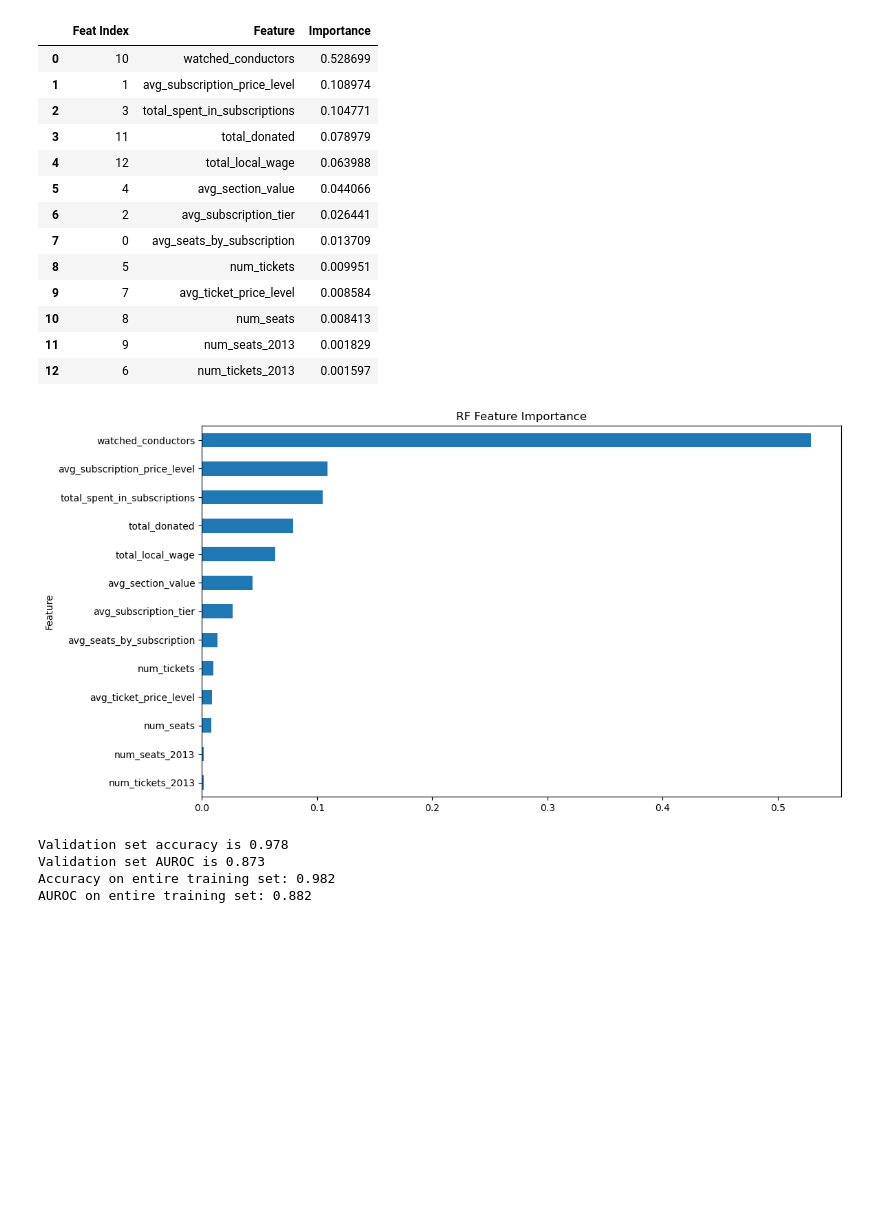
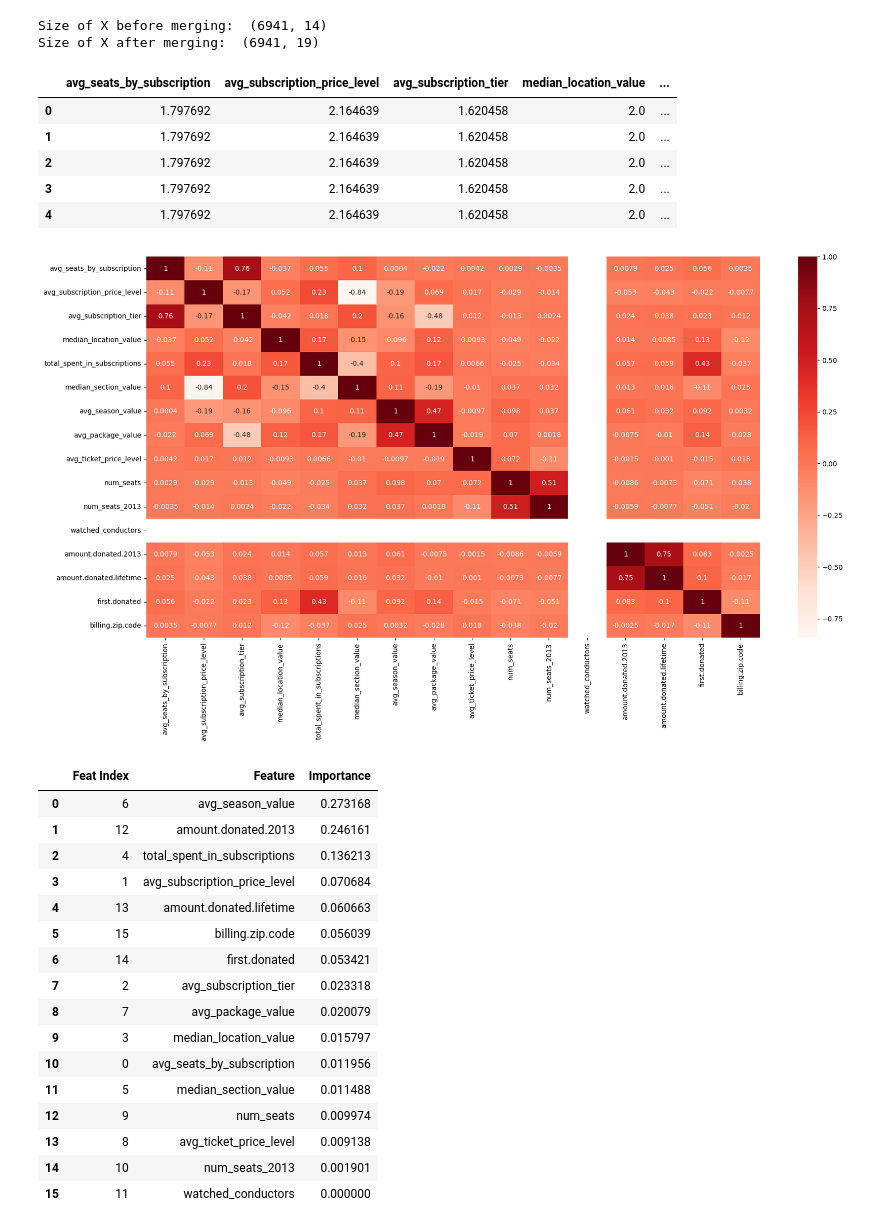
Before and after one commit to jpscardoso97/philarmoniab-kaggle, a Jupyter notebook: notebooks/test.ipynb, the cells around one changed output. Cells and saved outputs as stored; diff of their text form; code cells hidden in the pictures; blank space fills up the shorter version.

```diff
--- a/notebooks/test.ipynb
+++ b/notebooks/test.ipynb
@@ -47,5 +129,5 @@ final_test = pd.read_csv('../data/test.csv')
 # %%
-subscriptions, accounts, concerts, planned_concerts, tickets, zipcodes = cd.clean_data(subscriptions, accounts, concerts, planned_concerts, tickets, zipcodes)
+subscriptions, accounts, concerts, planned_concerts, tickets, zipcodes = clean_data(subscriptions, accounts, concerts, planned_concerts, tickets, zipcodes)
 # %% [output]
 Missing subscriptions data:  account.id              0
 season                  0
@@ -296,8 +372,8 @@ def calc_feature_importances(model,feat_names,num_to_show):
     return RF_ranking
 # %%
 def train_random_forest(columns, X_train_scaled, y_train, X_val_scaled, y_val):
-    params = {'min_samples_leaf':[1,3,10],'n_estimators':[100,1000],
-          'max_features':[0.1,0.5,1.],'max_samples':[0.5,None]}
+    #params = {'min_samples_leaf':[1,3,10],'n_estimators':[100,1000],
+    #      'max_features':[0.1,0.5,1.],'max_samples':[0.5,None]}
 
     #model = RandomForestClassifier()
     #grid_search = GridSearchCV(model,params,cv=3)
@@ -310,7 +386,6 @@ def train_random_forest(columns, X_train_scaled, y_train, X_val_scaled, y_val):
     #rf_model = RandomForestClassifier(criterion='gini',max_depth=None, min_samples_leaf=bp['min_samples_leaf'],n_estimators=bp['n_estimators'],
     #                             max_features=bp['max_features'],max_samples=bp['max_samples'])
 
-
     rf_model = RandomForestClassifier(criterion='gini',max_depth=None, min_samples_leaf=3,n_estimators=100,
                                  max_features=0.5,max_samples=0.5)
 
@@ -319,50 +394,60 @@ def train_random_forest(columns, X_train_scaled, y_train, X_val_scaled, y_val):
     top_feats = 30
     calc_feature_importances(rf_model,columns,top_feats)
 
-    val_preds = rf_model.predict(X_val_scaled)
-    print('Validation set accuracy is {:.3f}'.format(accuracy_score(y_val,val_preds)))
+    val_preds = rf_model.predict_proba(X_val_scaled)[:, 1]
     print('Validation set AUROC is {:.3f}'.format(roc_auc_score(y_val,val_preds)))
 
     return rf_model
 # %%
 X = train.copy()
 
 X = add_features(X)
+y = X['label']
+X = X.drop(['account.id', 'label'], axis=1)
 
-y = X['label']
-X = X.drop(['account.id', 'ID', 'label'], axis=1)
+display(X.head())
+
+cor= X.corr(method='pearson')
+plt.figure(figsize=(20,10))
+sns.heatmap(cor, annot=True, cmap=plt.cm.Reds)
+plt.show()
 
 X_train,X_val,y_train,y_val = train_test_split(X, y, random_state=0,test_size=0.2)
 
 scaler = StandardScaler()
-#X_train_scaled = scaler.fit_transform(X_train)
-#X_val_scaled = scaler.transform(X_val)
+X_train_scaled = scaler.fit_transform(X_train)
+X_val_scaled = scaler.transform(X_val)
 
-#model = train_random_forest(X.columns, X_train_scaled, y_train, X_val_scaled, y_val)
-model = train_random_forest(X.columns, X_train, y_train, X_val, y_val)
+model = train_random_forest(X.columns, X_train_scaled, y_train, X_val_scaled, y_val)
 
 model.fit(X,y)
 
-preds = model.predict(X)
-print('Accuracy on entire training set: {:.3f}'.format(accuracy_score(y,preds)))
+preds = model.predict_proba(X)[:, 1]
 print('AUROC on entire training set: {:.3f}'.format(roc_auc_score(y,preds)))
 # %% [output]
+Size of X before merging:  (6941, 14)
+Size of X after merging:  (6941, 19)
-|  | Feat Index | Feature | Importance |
-| 0 | 10 | watched_conductors | 0.528699 |
-| 1 | 1 | avg_subscription_price_level | 0.108974 |
-| 2 | 3 | total_spent_in_subscriptions | 0.104771 |
-| 3 | 11 | total_donated | 0.078979 |
-| 4 | 12 | total_local_wage | 0.063988 |
-| 5 | 4 | avg_section_value | 0.044066 |
-| 6 | 2 | avg_subscription_tier | 0.026441 |
-| 7 | 0 | avg_seats_by_subscription | 0.013709 |
-| 8 | 5 | num_tickets | 0.009951 |
-| 9 | 7 | avg_ticket_price_level | 0.008584 |
-| 10 | 8 | num_seats | 0.008413 |
-| 11 | 9 | num_seats_2013 | 0.001829 |
-| 12 | 6 | num_tickets_2013 | 0.001597 |
+|  | avg_seats_by_subscription | avg_subscription_price_level | avg_subscription_tier | median_location_value | ... |
+| 0 | 1.797692 | 2.164639 | 1.620458 | 2.0 | ... |
+| 1 | 1.797692 | 2.164639 | 1.620458 | 2.0 | ... |
+| 2 | 1.797692 | 2.164639 | 1.620458 | 2.0 | ... |
+| 3 | 1.797692 | 2.164639 | 1.620458 | 2.0 | ... |
+| 4 | 1.797692 | 2.164639 | 1.620458 | 2.0 | ... |
-[figure, old version]
+[figure, new version]
-Validation set accuracy is 0.978
-Validation set AUROC is 0.873
-Accuracy on entire training set: 0.982
-AUROC on entire training set: 0.882
+|  | Feat Index | Feature | Importance |
+| 0 | 6 | avg_season_value | 0.273168 |
+| 1 | 12 | amount.donated.2013 | 0.246161 |
+| 2 | 4 | total_spent_in_subscriptions | 0.136213 |
+| 3 | 1 | avg_subscription_price_level | 0.070684 |
+| 4 | 13 | amount.donated.lifetime | 0.060663 |
+| 5 | 15 | billing.zip.code | 0.056039 |
+| 6 | 14 | first.donated | 0.053421 |
+| 7 | 2 | avg_subscription_tier | 0.023318 |
+| 8 | 7 | avg_package_value | 0.020079 |
+| 9 | 3 | median_location_value | 0.015797 |
+| 10 | 0 | avg_seats_by_subscription | 0.011956 |
+| 11 | 5 | median_section_value | 0.011488 |
+| 12 | 9 | num_seats | 0.009974 |
+| 13 | 8 | avg_ticket_price_level | 0.009138 |
+| 14 | 10 | num_seats_2013 | 0.001901 |
+| 15 | 11 | watched_conductors | 0.000000 |
```
Also changed, not shown: parts of 10 cells of this notebook, 23 other files.
